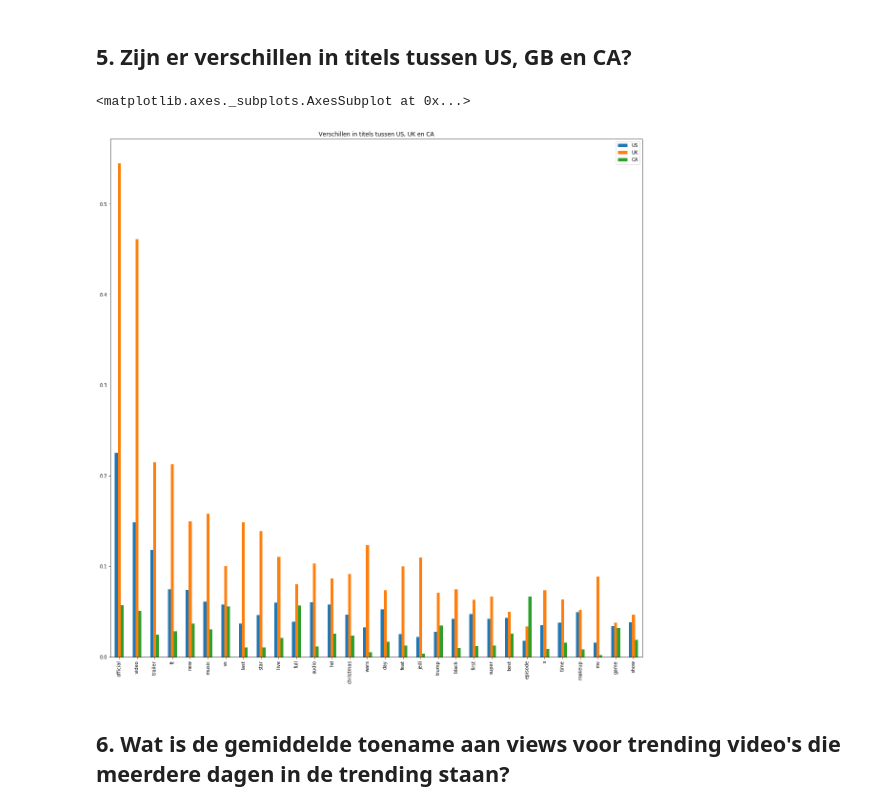
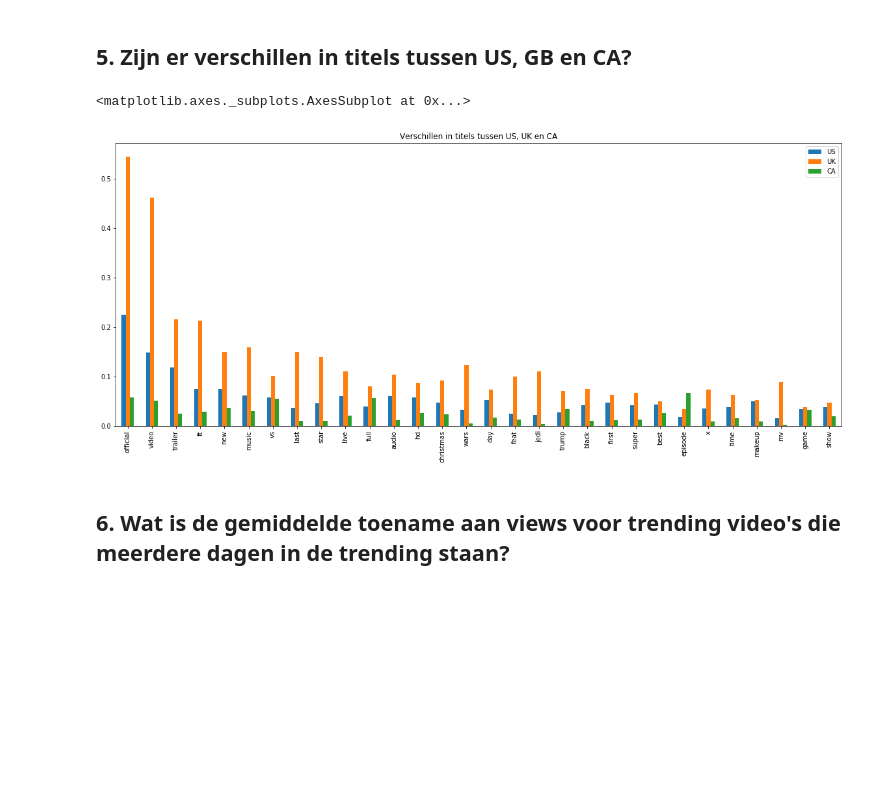
Before and after one commit to SandervWickeren/DataScience_YouTube, a Jupyter notebook: ResultsFile.ipynb, the cells around one changed output. Saved outputs shown, nothing was run; the diff lists cells and outputs as text; code cells hidden in the pictures; blank space fills up the shorter version.

```diff
--- a/ResultsFile.ipynb
+++ b/ResultsFile.ipynb
@@ -231,16 +229,16 @@ trending_UK.sort_values(by='views').plot(x='views', y="dislike_view_ratio", figs
 ## 5. Zijn er verschillen in titels tussen US, GB en CA?
 # %%
 
-US=stripTitlesToDict(trending.title.values,"US")
+US=stripTitlesToDict(trending_US.title.values,"US")
 CA=stripTitlesToDict(trending_CA.title.values,"CA")
 UK=stripTitlesToDict(trending_UK.title.values,"UK")
 US= US.join(CA).join(UK)
 US["total"]=US.UK+US.US+US.CA
-US.sort_values("total",ascending=False)[["US","UK","CA"]][:30].plot(kind="bar",figsize=(20,20),
+US.sort_values("total",ascending=False)[["US","UK","CA"]][:30].plot(kind="bar",figsize=(20,8),
                                                                     title='Verschillen in titels tussen US, UK en CA')
 # %% [output]
 <matplotlib.axes._subplots.AxesSubplot at 0x...>
-[figure, old version]
+[figure, new version]
 # %% [markdown]
 ## 6. Wat is de gemiddelde toename aan views voor trending video's die meerdere dagen in de trending staan?
 # %%
```
Also changed, not shown: parts of 10 cells of this notebook.
